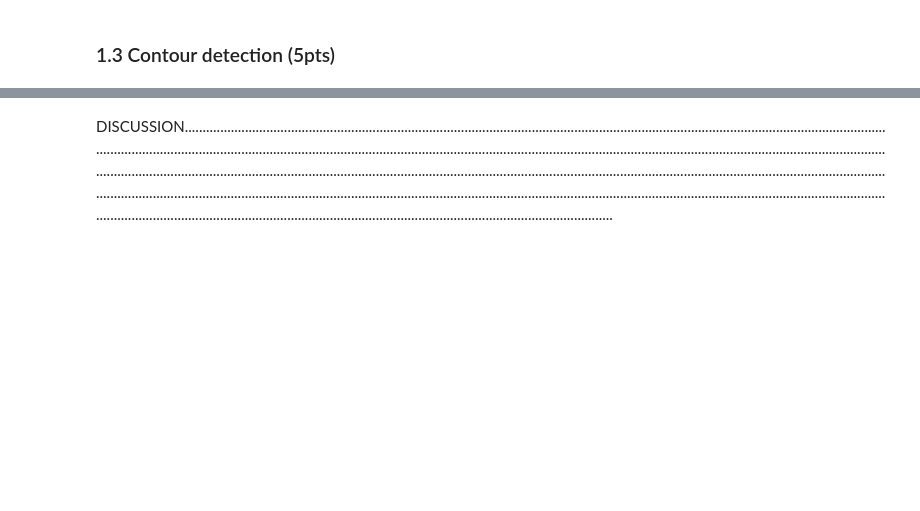
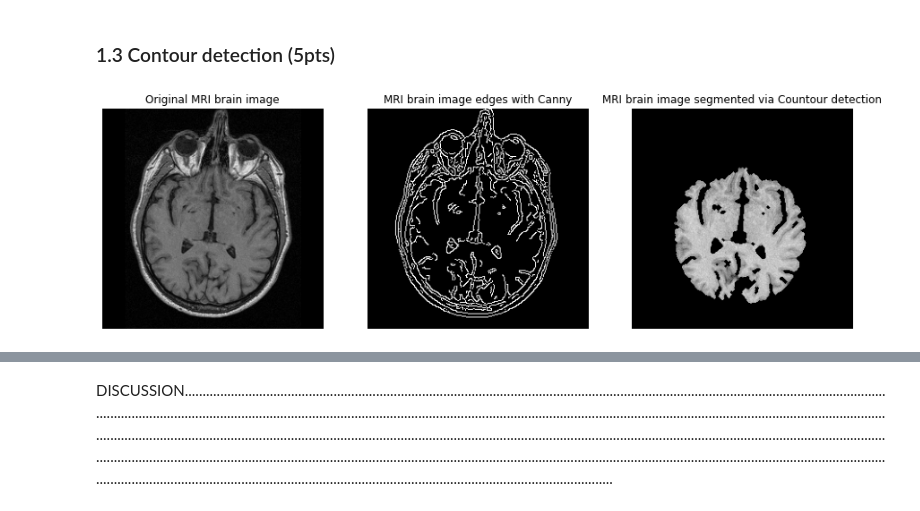
Before and after one commit to Andrea-Oliveri/Image-Processing-Assignements, a Jupyter notebook: Lab 1/lab_01_segmentation.ipynb, the cells around one changed output, grey strips where cells are left out. Saved outputs shown, nothing was run; the diff lists cells and outputs as text; code cells hidden in the pictures; blank space fills up the shorter version.

Commit message:
Add commentary on the function

```diff
--- a/Lab 1/lab_01_segmentation.ipynb
+++ b/Lab 1/lab_01_segmentation.ipynb
@@ -267,0 +207,84 @@ print(f"Number of pixels in brain: {mask.sum()}")
+# %%
+def segment_region_growing(image, canny_threshold_low, canny_threshold_high, dilation_structuring_element, seed):
+    """
+    Function returning the results of the Canny Edges detector and the image after doing the connected component inside the brain
+    to isolate it.
+
+    Arguments :
+        image::[np.array]
+            input image on which we perform contour edge detection. The image must be prefiltered before in order to remove
+            the noise (with a median filter)
+        canny_threshold_low::[float] :
+            Value of the low threshold for Canny edge detector (in the hysteresis)
+        canny_threshold_high::[float] :
+            Value of the high threshold for Canny edge detector (in the hysteresis)
+        dilation_structuring_element::[np.array]
+            Kernel used to dillate the structure and connected the edges made by Canny edge detector
+        seed::[tuple] :
+            Point of reference to do the connected components
+    Output :
+        canny_detector::[np.array]:
+            Image output of the Canny detector
+        Mask::[np.array]:
+            Image output of the brain isolated and filled with connected components
+    """
+    # Edge detection.
+    canny_detector = cv.Canny(brain_median, canny_threshold_low, canny_threshold_high)
+
+    # In order to segment the brain, we must first close the edges.
+    # To do so, we dilate the image edges.
+    dilated = cv.dilate(canny_detector, dilation_structuring_element)
+
+    # Segmenting with cv.connectedComponent requires background of image to be black and
+    # foreground to be white. Thus we take the negative of the image.
+    dilated = np.where(dilated > 0, 0, 255).astype(np.uint8)
+
+    # Segmenting.
+    _, segmented = cv.connectedComponents(dilated)
+    mask         = segmented == segmented[seed]
+
+    # Dilation of segmented area to counteract previous dilation of borders.
+    mask = cv.dilate(mask.astype(np.uint8), kernel)
+    ##Closing :
+    mask = cv.morphologyEx(mask, cv.MORPH_CLOSE, kernel)
+    return canny_detector, mask
+
+
+# Canny Edge Detector Parameters.
+threshold_low  = 50
+threshold_high = 90
+
+# Filter parameters.
+size_median_filter_image = 3
+
+# Dilation structuring element.
+kernel = cv.getStructuringElement(cv.MORPH_CROSS, (3,3))
+
+# Pixel in brain.
+seed = (140, 140)
+
+
+## Applying a median filter in order to reduce the noise while keeping the edges clear.
+brain_median = cv.medianBlur(brain_im, size_median_filter_image)
+
+# Segmenting.
+canny_detector, mask = segment_region_growing(brain_im, threshold_low, threshold_high, kernel, seed)
+
+# Display Segmentation Mask.
+fig, ax = plt.subplots(1, 3, figsize=(15, 5))
+ax[0].imshow(brain_im, cmap='gray')
+ax[0].set_title('Original MRI brain image')
+ax[0].axis('off')
+ax[1].imshow(canny_detector, cmap='gray')
+ax[1].set_title('MRI brain image edges with Canny')
+ax[1].axis('off')
+masked_image = np.where(mask, brain_im, 0)
+ax[2].imshow(masked_image, cmap='gray')
+ax[2].set_title('MRI brain image segmented via Countour detection')
+ax[2].axis('off')
+plt.show()
+
+# Count number of pixels in brain.
+print(f"Number of pixels in brain: {mask.sum()}")
+# %% [output]
+[figure, added]
```
Also changed, not shown: parts of 7 cells of this notebook.
